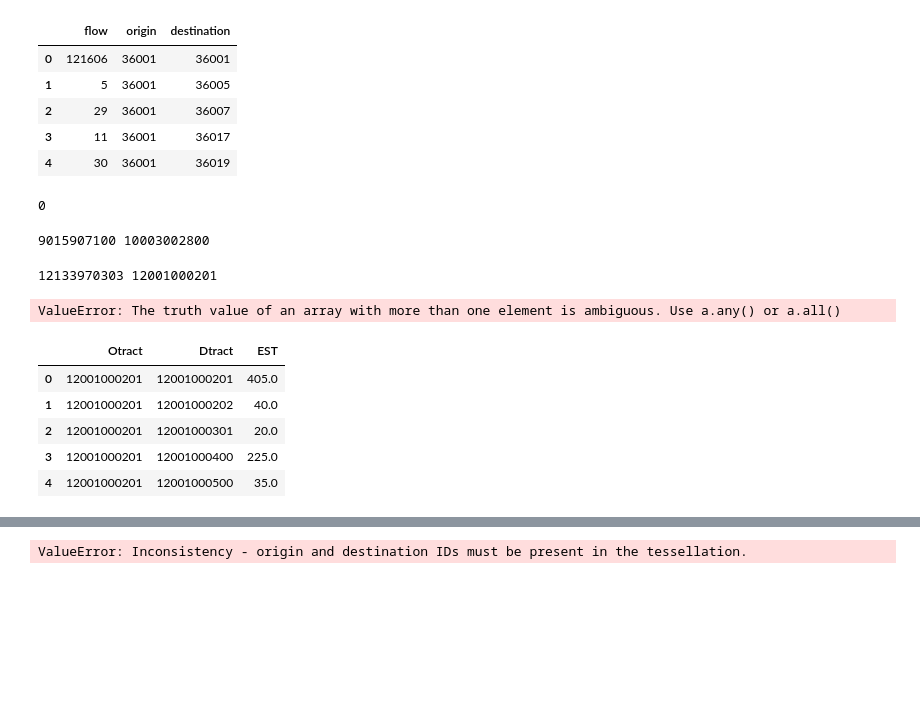
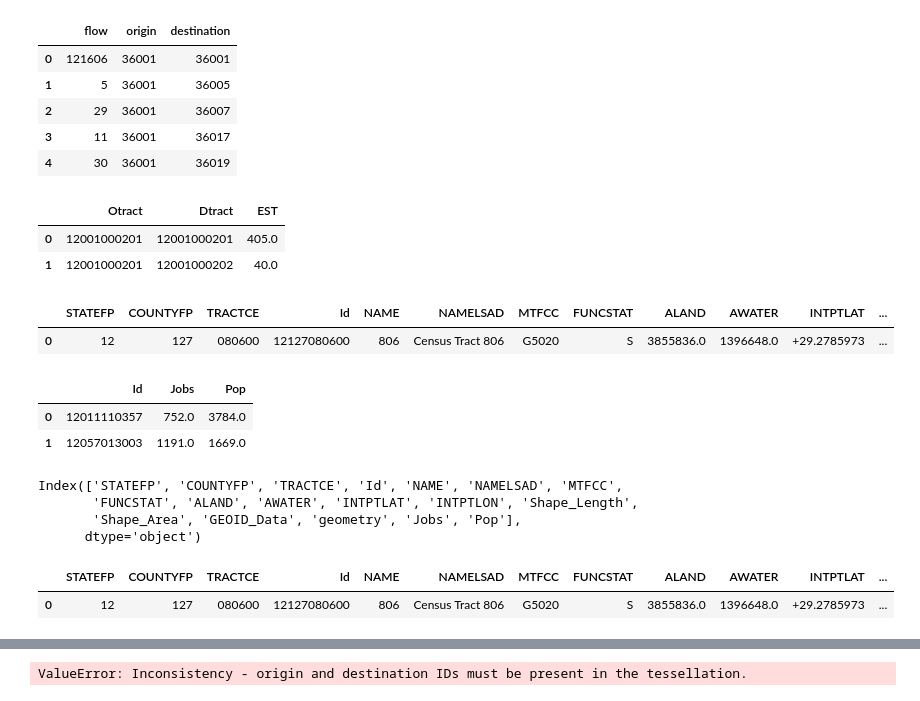
Before and after one commit to daaron678/Predicting-mobility-flows-using-gravity-models, a Jupyter notebook: gravitymodel.ipynb, the cells around one changed output, grey strips where cells are left out. Cells and saved outputs as stored; diff of their text form; code cells hidden in the pictures; blank space fills up the shorter version.

Commit message:
data cleaning

```diff
--- a/gravitymodel.ipynb
+++ b/gravitymodel.ipynb
@@ -91,5 +91,6 @@ def load_data(dbx: dropbox.Dropbox, data_folder_path:str) -> tuple:
 # %%
-datasets, dsets_grouped = load_data(dbx, "/Mobility Prediction/data/ctpp/2017-2021")
+datasets = load_data(dbx, "/Mobility Prediction/data/ctpp/2017-2021")
+# datasets, dsets_grouped = load_data(dbx, "/Mobility Prediction/data/ctpp/2017-2021")
 # %%
 dsets_grouped['FL'].head()
 # %% [output]
@@ -439,9 +421,3 @@ assert(count == 0)
 print(len(grouped), len(fl_tessellation))
 # %% [output]
 5101 5160
-# %%
-count = 0
-for id in fl_tessellation['Id'].unique():
-    if id in datasets['FL']['Otract'].values or id in datasets['FL']['Dtract'].values:
-        count += 1
-print(count)
@@ -458,4 +423,0 @@ print(min(fl_tessellation['Id']), max(fl_tessellation['Id']))
-# %%
-fl_tessellation['Id'] = fl_tessellation['Id'].astype(str)
-dsets_grouped['FL']['Id'] = dsets_grouped['FL']['Id'].astype(str)
-# fl_tessellation_merged = fl_tessellation.merge(dsets_grouped['FL'], on='Id')
@@ -493,0 +428,7 @@ Index(['STATEFP', 'COUNTYFP', 'TRACTCE', 'Id', 'NAME', 'NAMELSAD', 'MTFCC',
+# %%
+indices = []
+for id in fl_tessellation['Id']:
+    if id not in grouped['Id'].values:
+        index = fl_tessellation[fl_tessellation['Id'] == id].index[0]
+        indices.append(index)
+fl_tessellation.drop(index = indices, inplace = True)
@@ -503,32 +447,20 @@ flows_ex.head()
 | 2 | 29 | 36001 | 36007 |
 | 3 | 11 | 36001 | 36017 |
 | 4 | 30 | 36001 | 36019 |
-# %%
-count = 0
-for id in dsets_grouped['FL']['Id']:
-    if id in datasets['FL']['Otract'].values:
-        count += 1
-print(count)
-# %% [output]
-0
-# %%
-print(max(dsets_grouped['FL']['Id']), min(dsets_grouped['FL']['Id']))
-# %% [output]
-9015907100 10003002800
-# %%
-print(max(datasets['FL']['Otract']), min(datasets['FL']['Otract']))
-# %% [output]
-12133970303 12001000201
-# %%
-print(fl_tessellation['Id'].max(), fl_tessellation['Id'].min())
-# %% [output]
-ValueError: The truth value of an array with more than one element is ambiguous. Use a.any() or a.all()
-# %%
-datasets['FL'].head()
-# %% [output]
-|  | Otract | Dtract | EST |
-| 0 | 12001000201 | 12001000201 | 405.0 |
-| 1 | 12001000201 | 12001000202 | 40.0 |
-| 2 | 12001000201 | 12001000301 | 20.0 |
-| 3 | 12001000201 | 12001000400 | 225.0 |
-| 4 | 12001000201 | 12001000500 | 35.0 |
+# %%
+datasets['FL'].head(2)
+# %% [output]
+|  | Otract | Dtract | EST |
+| 0 | 12001000201 | 12001000201 | 405.0 |
+| 1 | 12001000201 | 12001000202 | 40.0 |
+# %%
+fl_tessellation.head(1)
+# %% [output]
+|  | STATEFP | COUNTYFP | TRACTCE | Id | NAME | NAMELSAD | MTFCC | FUNCSTAT | ALAND | AWATER | INTPTLAT | ... |
+| 0 | 12 | 127 | 080600 | 12127080600 | 806 | Census Tract 806 | G5020 | S | 3855836.0 | 1396648.0 | +29.2785973 | ... |
+# %%
+dsets_grouped_cleaned['FL'].head(2)
+# %% [output]
+|  | Id | Jobs | Pop |
+| 0 | 12011110357 | 752.0 | 3784.0 |
+| 1 | 12057013003 | 1191.0 | 1669.0 |
@@ -534,0 +469,12 @@ datasets['FL'].head()
+# %%
+fl_tessellation_merged.columns
+# %% [output]
+Index(['STATEFP', 'COUNTYFP', 'TRACTCE', 'Id', 'NAME', 'NAMELSAD', 'MTFCC',
+       'FUNCSTAT', 'ALAND', 'AWATER', 'INTPTLAT', 'INTPTLON', 'Shape_Length',
+       'Shape_Area', 'GEOID_Data', 'geometry', 'Jobs', 'Pop'],
+      dtype='object')
+# %%
+fl_tessellation_merged.head(1)
+# %% [output]
+|  | STATEFP | COUNTYFP | TRACTCE | Id | NAME | NAMELSAD | MTFCC | FUNCSTAT | ALAND | AWATER | INTPTLAT | ... |
+| 0 | 12 | 127 | 080600 | 12127080600 | 806 | Census Tract 806 | G5020 | S | 3855836.0 | 1396648.0 | +29.2785973 | ... |
```
Also changed, not shown: parts of 24 cells of this notebook.
